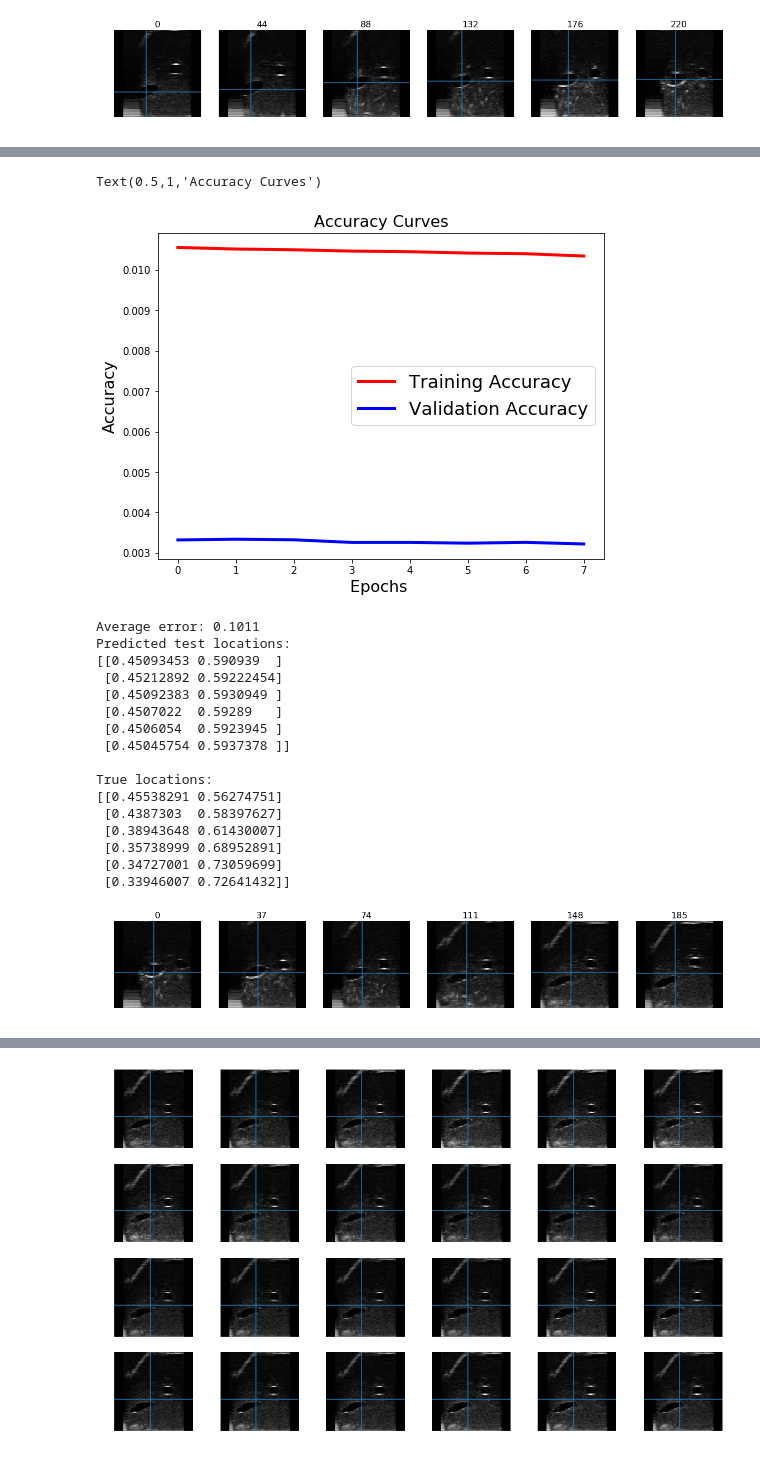
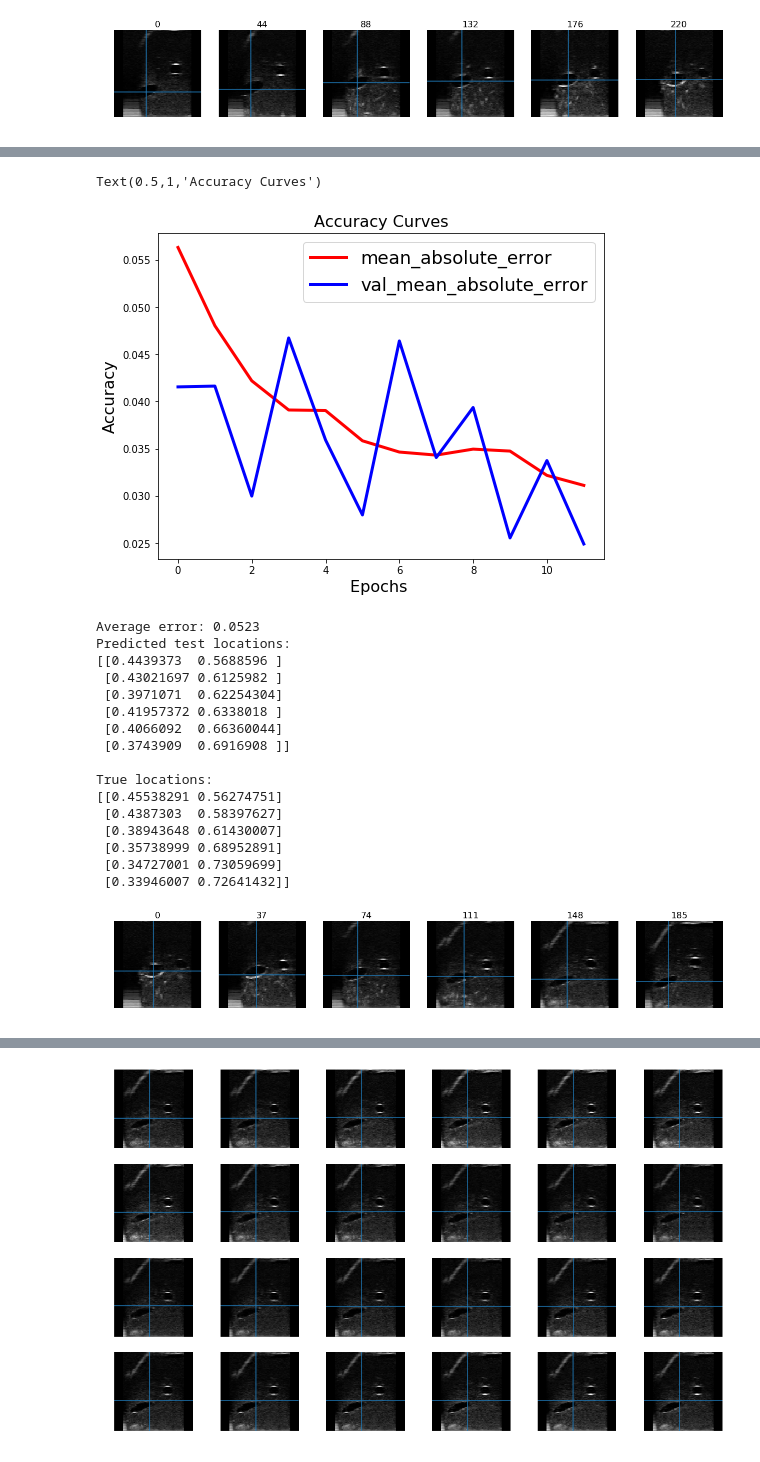
Before and after one commit to SlicerIGT/aigt, a Jupyter notebook: Notebooks/Experimental/CentralLineLoc-ArraysInput.ipynb, the cells around one changed output, grey strips where cells are left out. Saved outputs shown, nothing was run; the diff lists cells and outputs as text; code cells hidden in the pictures.

Commit message:
Kept changing network layers, loss function, learning rate, etc. until finally got a good outcome :)

```diff
--- a/Notebooks/Experimental/CentralLineLoc-ArraysInput.ipynb
+++ b/Notebooks/Experimental/CentralLineLoc-ArraysInput.ipynb
@@ -192,12 +192,13 @@ model.add(Dropout(.2))
 model.add(Conv2D(128, (3, 3), padding='same', activation='relu'))
 model.add(Conv2D(128, (3, 3), padding='same', activation='relu'))
 model.add(MaxPooling2D(pool_size=(2, 2)))
-model.add(Dropout(.2))
 
-model.add(Conv2D(128, (3, 3), padding='same', activation='relu'))
-model.add(MaxPooling2D(pool_size=(2, 2)))
+# model.add(Dropout(.2))
+# model.add(Conv2D(128, (3, 3), padding='same', activation='relu'))
+# model.add(MaxPooling2D(pool_size=(2, 2)))
+
 model.add(Flatten())
-model.add(Dropout(.2))
+model.add(Dropout(.4))
 model.add(Dense(2, activation='sigmoid'))
 
 model.summary()
@@ -220,9 +221,10 @@ Trainable params: 556,290
 Non-trainable params: 0
 _________________________________________________________________
 # %%
-model.compile(SGD(lr=.1), loss='mse', metrics=['mean_squared_error'])
+loss_function_name = 'mean_absolute_error'
+model.compile(SGD(lr=.05), loss=loss_function_name, metrics=[loss_function_name])
 # %%
-num_epochs = 8
+num_epochs = 12
 batch_size = 100
 
 history = model.fit(
@@ -253,14 +255,14 @@ Epoch 8/8
 # %%
 plt.figure(figsize=[8,6])
-plt.plot(history.history['mean_squared_error'],'r',linewidth=3.0)
-plt.plot(history.history['val_mean_squared_error'],'b',linewidth=3.0)
-plt.legend(['Training Accuracy', 'Validation Accuracy'],fontsize=18)
+plt.plot(history.history[loss_function_name],'r',linewidth=3.0)
+plt.plot(history.history['val_'+loss_function_name],'b',linewidth=3.0)
+plt.legend([loss_function_name, 'val_'+loss_function_name],fontsize=18)
 plt.xlabel('Epochs ',fontsize=16)
 plt.ylabel('Accuracy',fontsize=16)
 plt.title('Accuracy Curves',fontsize=16)
 # %% [output]
 Text(0.5,1,'Accuracy Curves')
-[figure, old version]
+[figure, new version]
 # %%
 y_pred = model.predict(test_image_data)
 
@@ -281,14 +283,14 @@ print("Predicted test locations:\n{}\n".format(pred_inspect_locations))
 print("True locations:\n{}".format(test_locations_data[(test_inspect_indices)]))
 plots(pred_inspect_images, pred_inspect_locations, titles=test_inspect_indices)
 # %% [output]
-Average error: 0.1011
+Average error: 0.0523
 Predicted test locations:
-[[0.45093453 0.590939  ]
- [0.45212892 0.59222454]
- [0.45092383 0.5930949 ]
- [0.4507022  0.59289   ]
- [0.4506054  0.5923945 ]
- [0.45045754 0.5937378 ]]
+[[0.4439373  0.5688596 ]
+ [0.43021697 0.6125982 ]
+ [0.3971071  0.62254304]
+ [0.41957372 0.6338018 ]
+ [0.4066092  0.66360044]
+ [0.3743909  0.6916908 ]]
 
 True locations:
 [[0.45538291 0.56274751]
@@ -297,4 +299,4 @@ True locations:
  [0.35738999 0.68952891]
  [0.34727001 0.73059699]
  [0.33946007 0.72641432]]
-[figure, old version]
+[figure, new version]
```
Also changed, not shown: parts of 3 cells of this notebook.
